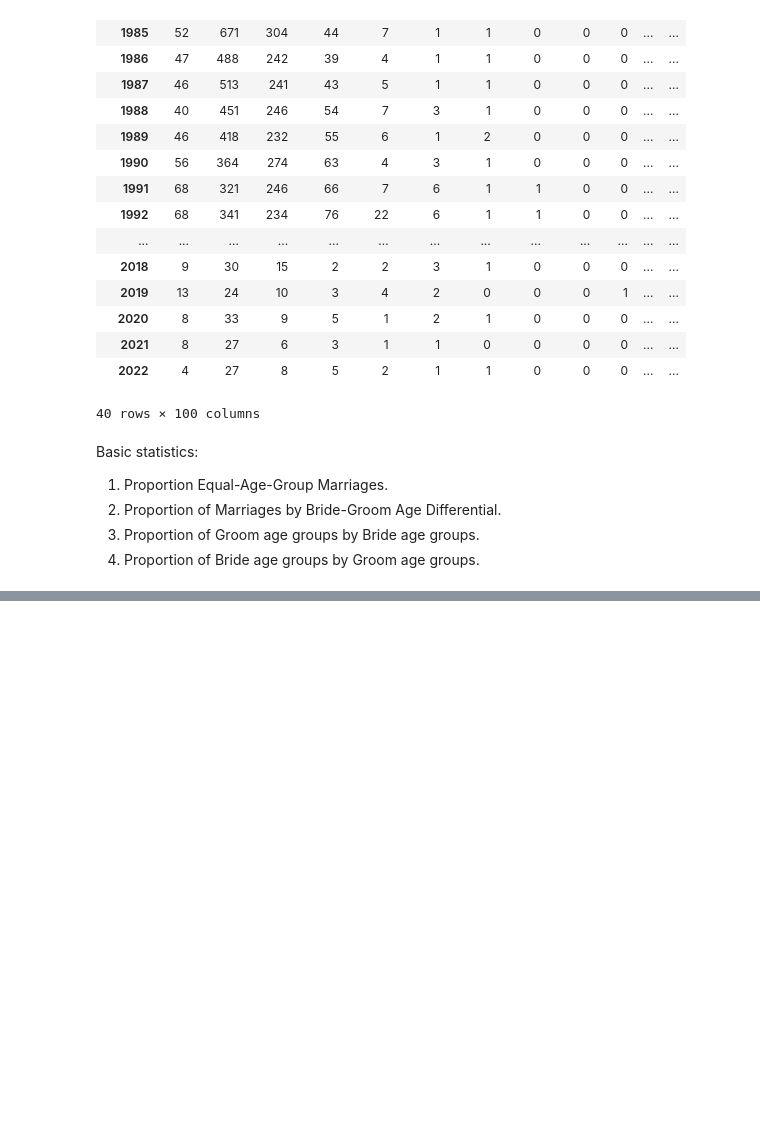
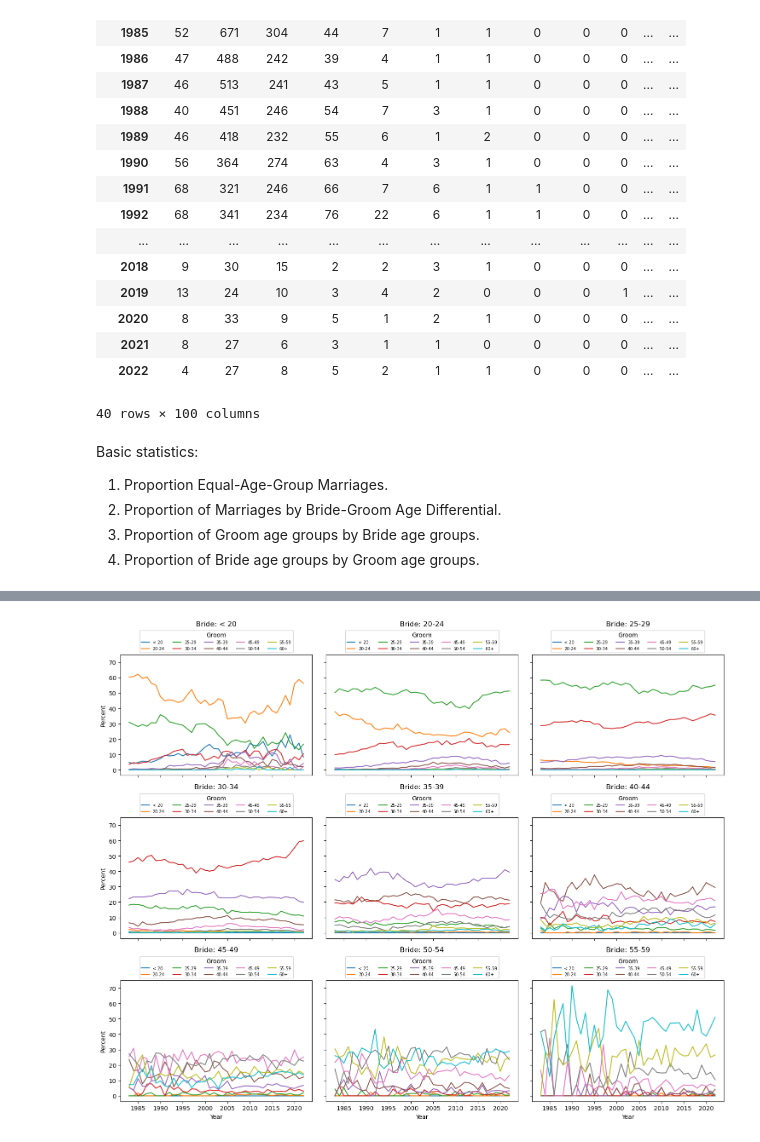
Before and after one commit to YC-Goh/YC-Goh.github.io, a Jupyter notebook: projects/sg-public-data/src/_1_marriage_patterns.ipynb, the cells around one changed output, grey strips where cells are left out. Cells and saved outputs as stored; diff of their text form; code cells hidden in the pictures; blank space fills up the shorter version.

```diff
--- a/projects/sg-public-data/src/_1_marriage_patterns.ipynb
+++ b/projects/sg-public-data/src/_1_marriage_patterns.ipynb
@@ -335,0 +375,15 @@ Basic statistics:
+# %%
+df_a_p_b:pd.DataFrame = df_a.stack(level=['Grooms']).copy(deep=True)
+df_a_p_b = df_a_p_b.div(df_a_p_b.groupby(by=['Year']).sum()).mul(100)
+_, axs = plt.subplots(3, 3, figsize=(15, 12), sharey=True, sharex=True)
+for ax, i in zip(axs.flat, range(9)):
+    sns.lineplot(data=df_a_p_b, x='Year', y=df_a_p_b.columns[i], hue='Grooms', ax=ax)
+    ax.legend(title='Groom', loc=8, bbox_to_anchor=(0.5, 1), ncols=5, fontsize='x-small')
+    ax.set_ylabel('Percent')
+    ax.set_title(f'Bride: {df_a_p_b.columns[i]}', pad=48)
+plt.tight_layout()
+plt.show()
+plt.gcf().clear()
+plt.close(plt.gcf())
+# %% [output]
+[figure, added]
```
Also changed, not shown: parts of 16 cells of this notebook.
